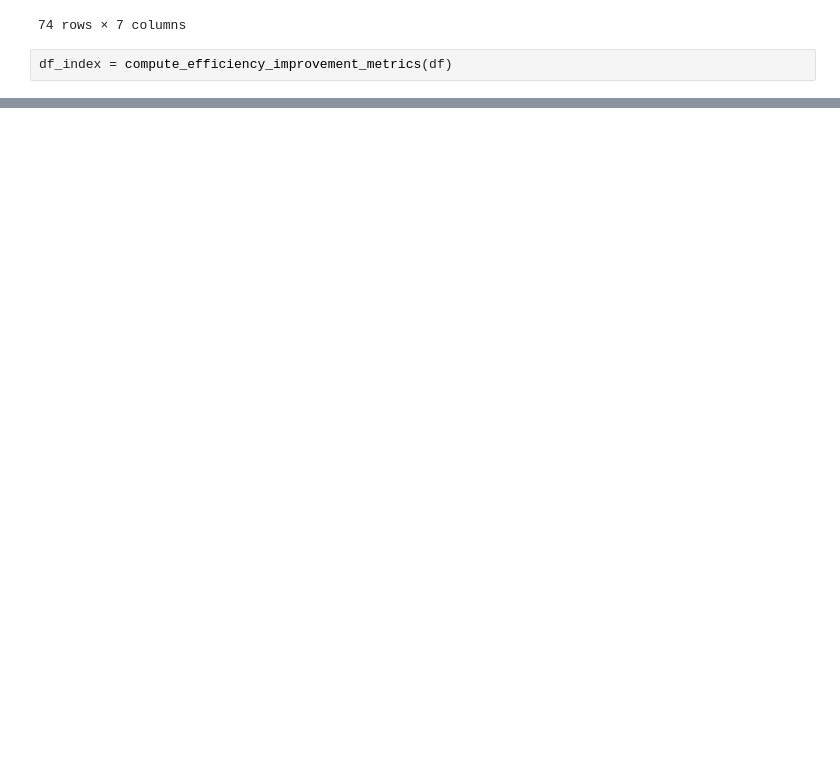
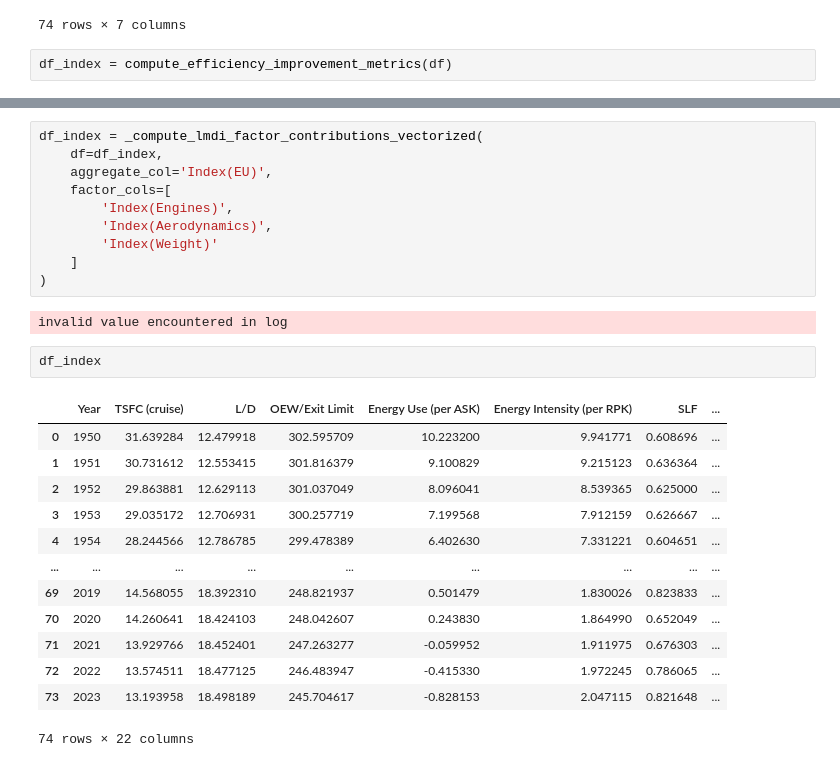
Before and after one commit to sustainableaviation/aircraftdetective, a Jupyter notebook: dev/tutorials/decomposition.ipynb, the cells around one changed output, grey strips where cells are left out. Drawn from its saved outputs; the diff is of its cells as text; blank space fills up the shorter version.

```diff
--- a/dev/tutorials/decomposition.ipynb
+++ b/dev/tutorials/decomposition.ipynb
@@ -189,0 +297,28 @@ df_index.plot(
+# %%
+df_index = _compute_lmdi_factor_contributions_vectorized(
+    df=df_index,
+    aggregate_col='Index(EU)',
+    factor_cols=[
+        'Index(Engines)',
+        'Index(Aerodynamics)',
+        'Index(Weight)'
+    ]
+)
+# %% [output]
+invalid value encountered in log
+# %%
+df_index
+# %% [output]
+|  | Year | TSFC (cruise) | L/D | OEW/Exit Limit | Energy Use (per ASK) | Energy Intensity (per RPK) | SLF | ... |
+| 0 | 1950 | 31.639284 | 12.479918 | 302.595709 | 10.223200 | 9.941771 | 0.608696 | ... |
+| 1 | 1951 | 30.731612 | 12.553415 | 301.816379 | 9.100829 | 9.215123 | 0.636364 | ... |
+| 2 | 1952 | 29.863881 | 12.629113 | 301.037049 | 8.096041 | 8.539365 | 0.625000 | ... |
+| 3 | 1953 | 29.035172 | 12.706931 | 300.257719 | 7.199568 | 7.912159 | 0.626667 | ... |
+| 4 | 1954 | 28.244566 | 12.786785 | 299.478389 | 6.402630 | 7.331221 | 0.604651 | ... |
+| ... | ... | ... | ... | ... | ... | ... | ... | ... |
+| 69 | 2019 | 14.568055 | 18.392310 | 248.821937 | 0.501479 | 1.830026 | 0.823833 | ... |
+| 70 | 2020 | 14.260641 | 18.424103 | 248.042607 | 0.243830 | 1.864990 | 0.652049 | ... |
+| 71 | 2021 | 13.929766 | 18.452401 | 247.263277 | -0.059952 | 1.911975 | 0.676303 | ... |
+| 72 | 2022 | 13.574511 | 18.477125 | 246.483947 | -0.415330 | 1.972245 | 0.786065 | ... |
+| 73 | 2023 | 13.193958 | 18.498189 | 245.704617 | -0.828153 | 2.047115 | 0.821648 | ... |
+74 rows × 22 columns
```
Also changed, not shown: parts of 10 cells of this notebook, 1 other file.
